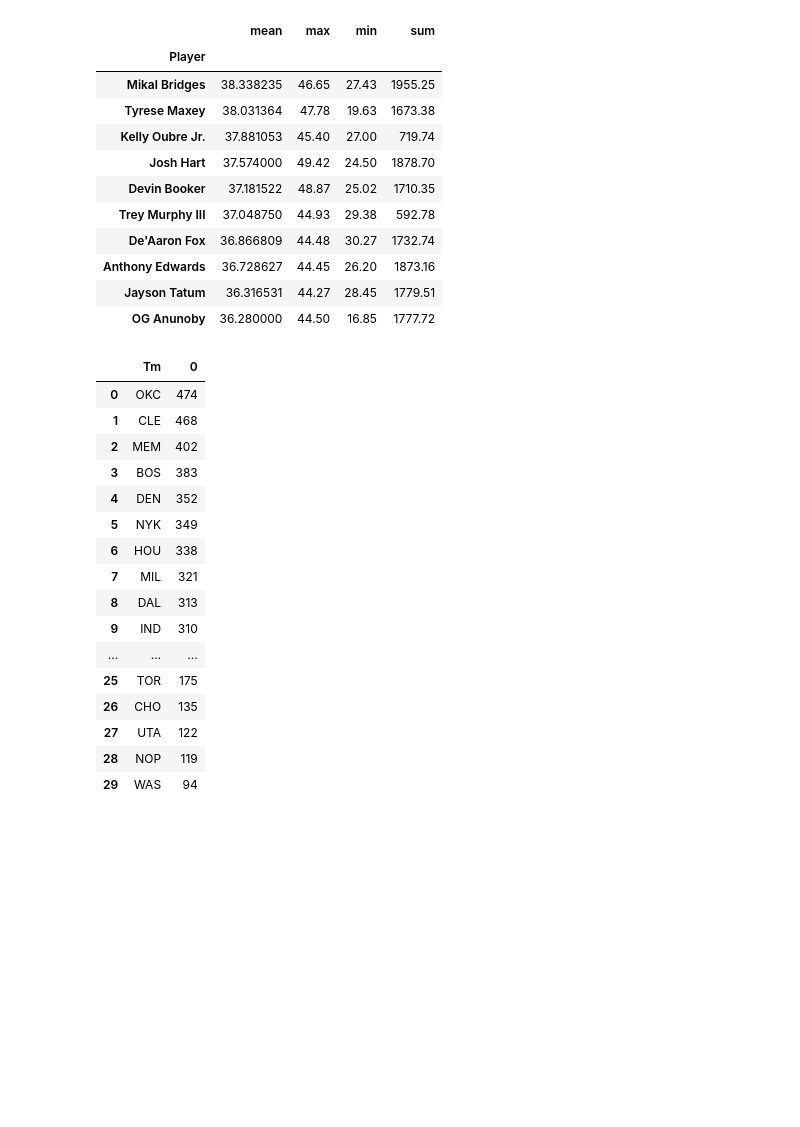
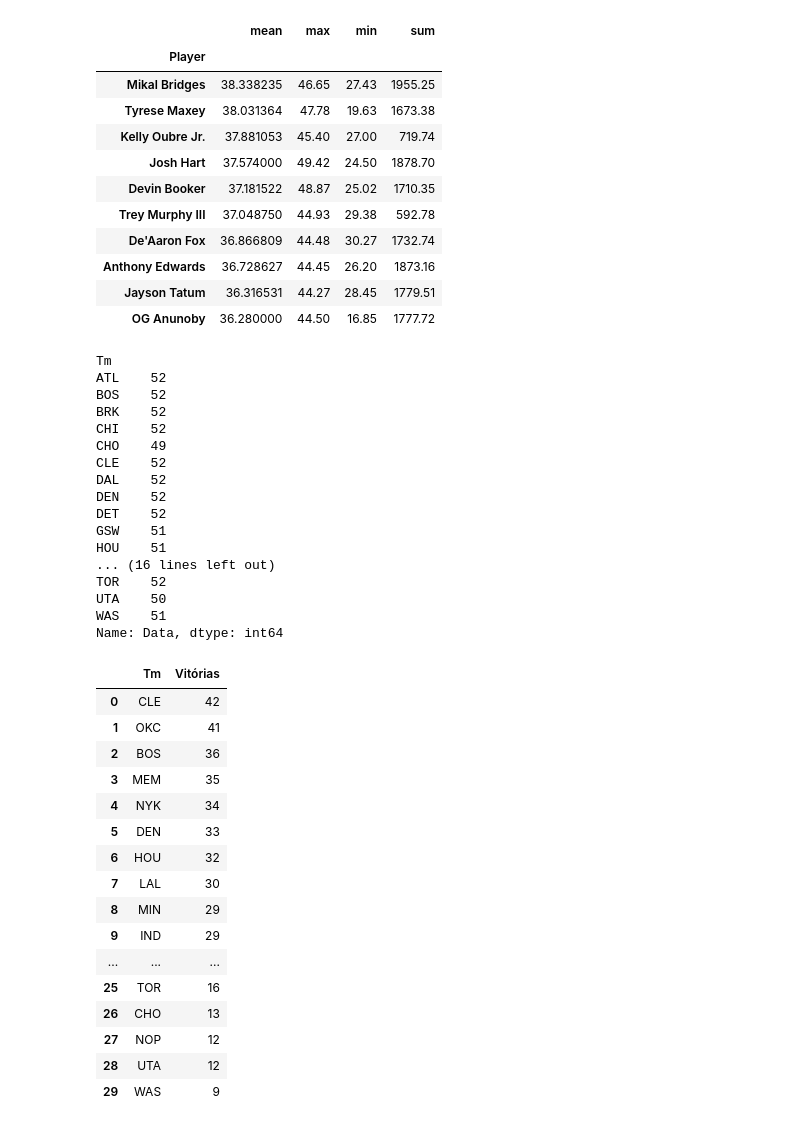
Before and after one commit to Paulo-Rodrigues/ds_nba_2024, a Jupyter notebook: notebooks/analysis.ipynb, the cells around one changed output. Drawn from its saved outputs; the diff is of its cells as text; code cells hidden in the pictures; blank space fills up the shorter version.

```diff
--- a/notebooks/analysis.ipynb
+++ b/notebooks/analysis.ipynb
@@ -127,23 +127,44 @@ data.groupby('Player')['MP'].agg(['mean', 'max', 'min', 'sum']).sort_values('mea
 | Jayson Tatum | 36.316531 | 44.27 | 28.45 | 1779.51 |
 | OG Anunoby | 36.280000 | 44.50 | 16.85 | 1777.72 |
 # %%
-# mais vitórias na temporada
-data[data['Res'] == 'W'].groupby('Tm').size().sort_values(ascending=False).reset_index()
+# o dataset não possui todos os jogos da temporada (deveriam ser 82)
+data.groupby('Tm')['Data'].nunique()
 # %% [output]
-|  | Tm | 0 |
-| 0 | OKC | 474 |
-| 1 | CLE | 468 |
-| 2 | MEM | 402 |
-| 3 | BOS | 383 |
-| 4 | DEN | 352 |
-| 5 | NYK | 349 |
-| 6 | HOU | 338 |
-| 7 | MIL | 321 |
-| 8 | DAL | 313 |
-| 9 | IND | 310 |
-| ... | ... | ... |
-| 25 | TOR | 175 |
-| 26 | CHO | 135 |
-| 27 | UTA | 122 |
-| 28 | NOP | 119 |
-| 29 | WAS | 94 |
+Tm
+ATL    52
+BOS    52
+BRK    52
+CHI    52
+CHO    49
+CLE    52
+DAL    52
+DEN    52
+DET    52
+GSW    51
+HOU    51
+... (16 lines left out)
+TOR    52
+UTA    50
+WAS    51
+Name: Data, dtype: int64
+# %%
+# mais vitorias na temporada (temp. incompleta)
+data[data['Res'] == 'W'].drop_duplicates(['Tm', 'Data']).groupby('Tm').size().sort_values(ascending=False).reset_index(name='Vitórias')
+# %% [output]
+|  | Tm | Vitórias |
+| 0 | CLE | 42 |
+| 1 | OKC | 41 |
+| 2 | BOS | 36 |
+| 3 | MEM | 35 |
+| 4 | NYK | 34 |
+| 5 | DEN | 33 |
+| 6 | HOU | 32 |
+| 7 | LAL | 30 |
+| 8 | MIN | 29 |
+| 9 | IND | 29 |
+| ... | ... | ... |
+| 25 | TOR | 16 |
+| 26 | CHO | 13 |
+| 27 | NOP | 12 |
+| 28 | UTA | 12 |
+| 29 | WAS | 9 |
```
Also changed, not shown: parts of 3 cells of this notebook.
